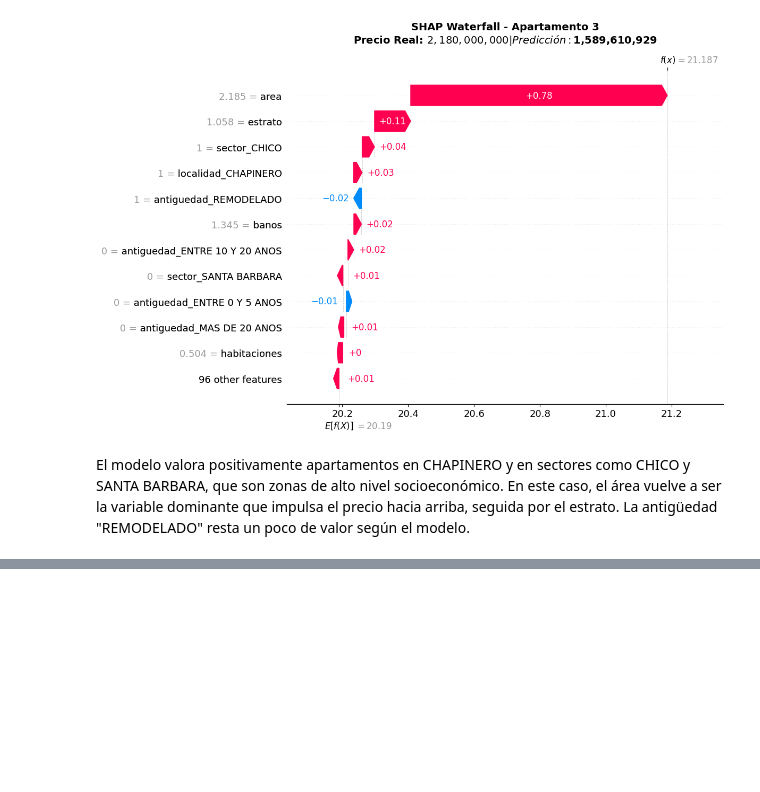
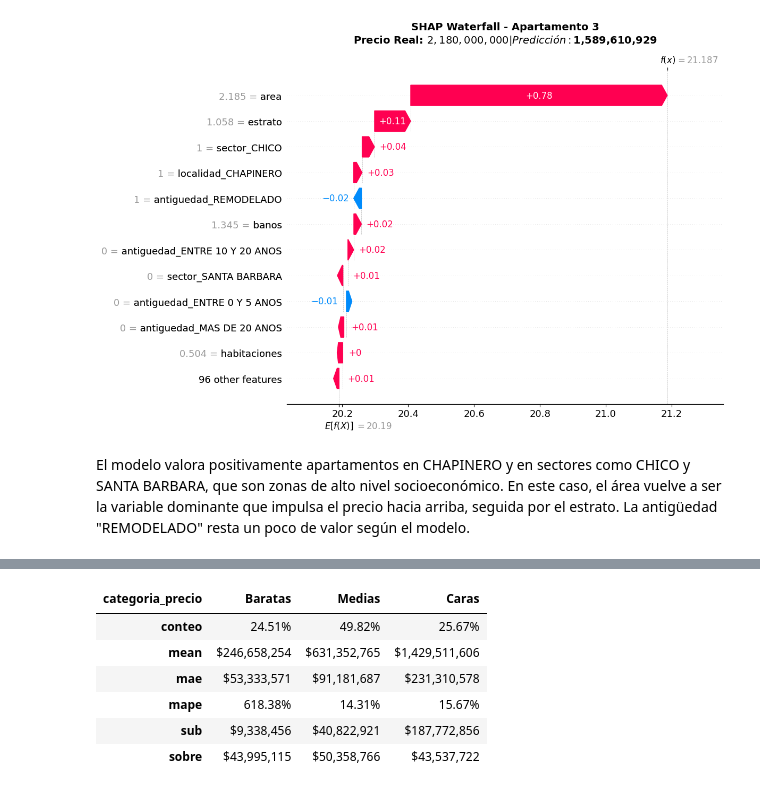
Before and after one commit to maperezp/Taller2-CDA, a Jupyter notebook: Taller2.ipynb, the cells around one changed output, grey strips where cells are left out. Saved outputs shown, nothing was run; the diff lists cells and outputs as text; code cells hidden in the pictures; blank space fills up the shorter version.

```diff
--- a/Taller2.ipynb
+++ b/Taller2.ipynb
@@ -1539,0 +1680,19 @@ El modelo valora positivamente apartamentos en CHAPINERO y en sectores como CHIC
+# %%
+# 1) Estadísticos de precio
+price_summary = (
+    df_model['precio_venta']
+    .describe(percentiles=[0.25, 0.5, 0.75, 0.9])
+    .rename({
+        'count': 'conteo',
+        'mean': 'media',
+        'std': 'desviacion',
+        'min': 'minimo',
+        '25%': 'q1',
+        '50%': 'mediana',
+        '75%': 'q3',
+        '90%': 'p90',
+        'max': 'maximo'
+    })
+    .to_frame(name='COP'))
+
+price_summary.round(2).style.format("{:,.2f}")
@@ -1539,0 +1710,51 @@ El modelo valora positivamente apartamentos en CHAPINERO y en sectores como CHIC
+# %%
+# calculo de error por viviendas baratas, medias y caras
+bins = [0, price_summary.loc['q1', 'COP'], price_summary.loc['q3', 'COP'], price_summary.loc['maximo', 'COP'] + 1]
+labels = ['Baratas', 'Medias', 'Caras']
+df_test_results = X_test.copy()
+df_test_results['precio_venta_real'] = y_test_true
+df_test_results['categoria_precio'] = pd.cut(df_test_results['precio_venta_real'], bins=bins, labels=labels, right=False)
+df_test_results['precio_venta_predicho'] = y_pred_real_rf
+df_test_results['error_absoluto'] = np.abs(df_test_results['precio_venta_real'] - df_test_results['precio_venta_predicho'])
+# error subestimacion
+filter_subestimacion = df_test_results['precio_venta_predicho'] < df_test_results['precio_venta_real']
+df_test_results['error_subestimacion'] = np.where(
+    filter_subestimacion,
+    df_test_results['precio_venta_real'] - df_test_results['precio_venta_predicho'],
+    0
+)
+# error sobreestimacion
+df_test_results['error_sobreestimacion'] = np.where(
+    ~filter_subestimacion,
+    df_test_results['precio_venta_predicho'] - df_test_results['precio_venta_real'],
+    0
+)
+df_test_results['error_porcentual'] = df_test_results['error_absoluto'] / df_test_results['precio_venta_real'] * 100
+error_by_category = (
+    df_test_results
+    .groupby('categoria_precio')
+    .agg(
+        conteo=('precio_venta_real', 'count'),
+        mean =('precio_venta_real', 'mean'),
+        mae=('error_absoluto', 'mean'),
+        mape=('error_porcentual', 'mean'),
+        sub =('error_subestimacion', 'mean'),
+        sobre =('error_sobreestimacion', 'mean')
+
+    )
+)
+error_by_category["mean"] = error_by_category["mean"].map("${:,.0f}".format)
+error_by_category['mae'] = error_by_category['mae'].map("${:,.0f}".format)
+error_by_category['mape'] = error_by_category['mape'].map("{:.2f}%".format)
+error_by_category['sub'] = error_by_category['sub'].map("${:,.0f}".format)
+error_by_category['sobre'] = error_by_category['sobre'].map("${:,.0f}".format)
+error_by_category['conteo'] = ((error_by_category['conteo'] / error_by_category['conteo'].sum()).round(4) * 100).map("{:.2f}%".format)
+error_by_category.T
+# %% [output]
+| categoria_precio | Baratas | Medias | Caras |
+| conteo | 24.51% | 49.82% | 25.67% |
+| mean | $246,658,254 | $631,352,765 | $1,429,511,606 |
+| mae | $53,333,571 | $91,181,687 | $231,310,578 |
+| mape | 618.38% | 14.31% | 15.67% |
+| sub | $9,338,456 | $40,822,921 | $187,772,856 |
+| sobre | $43,995,115 | $50,358,766 | $43,537,722 |
```
Also changed, not shown: parts of 21 cells of this notebook, 2 other files.
